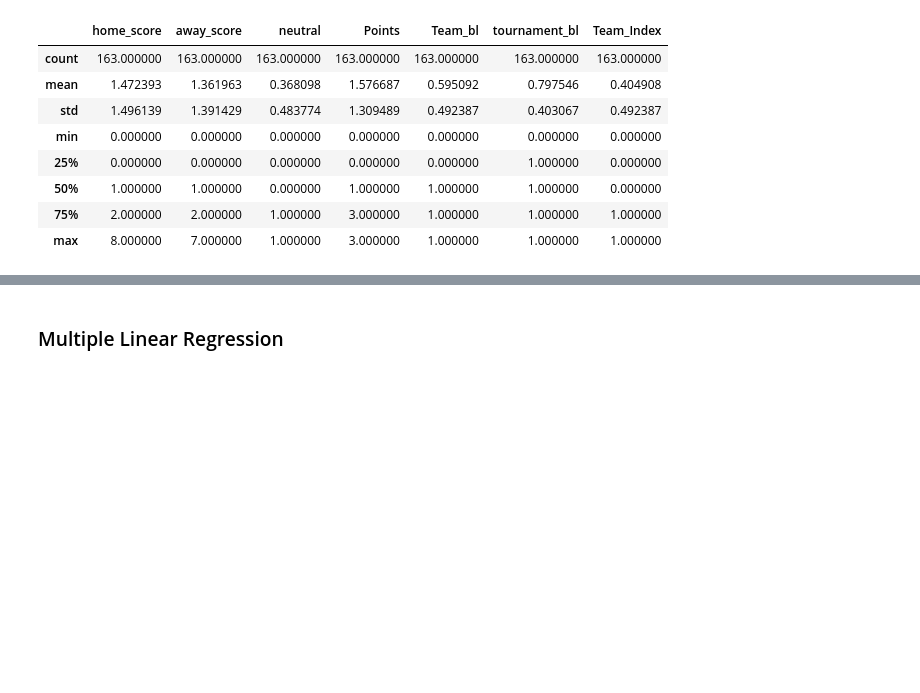
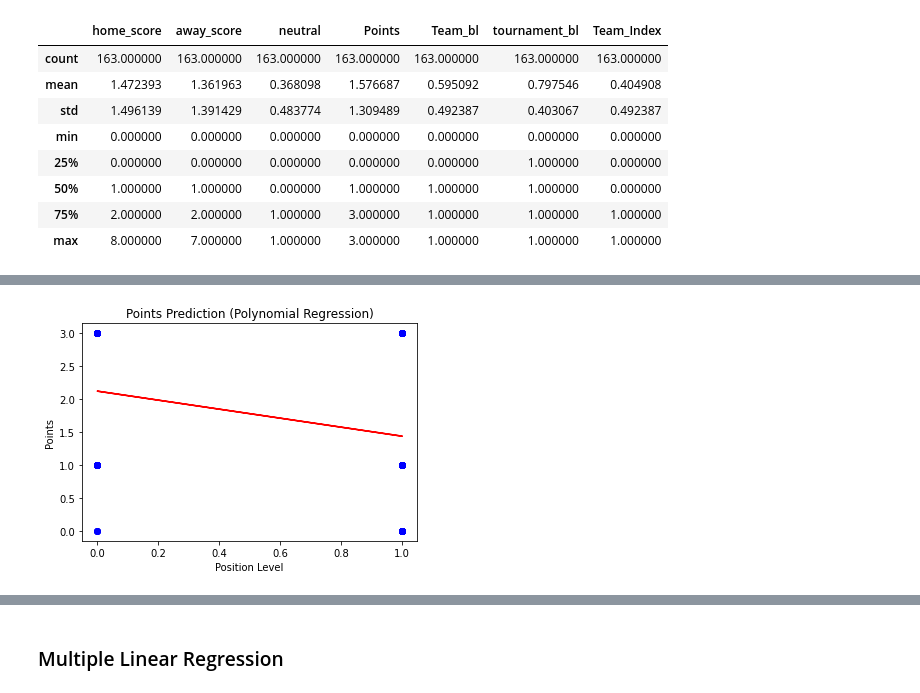
Before and after one commit to ch1b4d4/Week-6-IP-Datasets, a Jupyter notebook: 15_APR_Samson_Chibudu_Nyiro_IP.ipynb, the cells around one changed output, grey strips where cells are left out. Drawn from its saved outputs; the diff is of its cells as text; code cells hidden in the pictures; blank space fills up the shorter version.

```diff
--- a/15_APR_Samson_Chibudu_Nyiro_IP.ipynb
+++ b/15_APR_Samson_Chibudu_Nyiro_IP.ipynb
@@ -1156,0 +1209,21 @@ data.describe()
+# %%
+# To improve on the model, all we need to do is to increase degree of the polynomial
+# Let's increase the degree to 3
+
+# Fit polynomial Regression to the dataset
+poly_reg = PolynomialFeatures(degree = 6)
+X_poly = poly_reg.fit_transform(X)
+
+
+pol_reg = LinearRegression()
+pol_reg.fit(X_poly, y)
+
+#Visualize the Polynomial Regression results
+plt.scatter(X, y, color='blue') # You can put any color you like. This just helps us highlight the data points
+plt.plot(X, pol_reg.predict(X_poly), color='red')
+plt.title('Points Prediction (Polynomial Regression)')
+plt.xlabel('Position Level')
+plt.ylabel('Points')
+plt.show()
+# %% [output]
+[figure, added]
```
Also changed, not shown: parts of 22 cells of this notebook, 1 other file.
